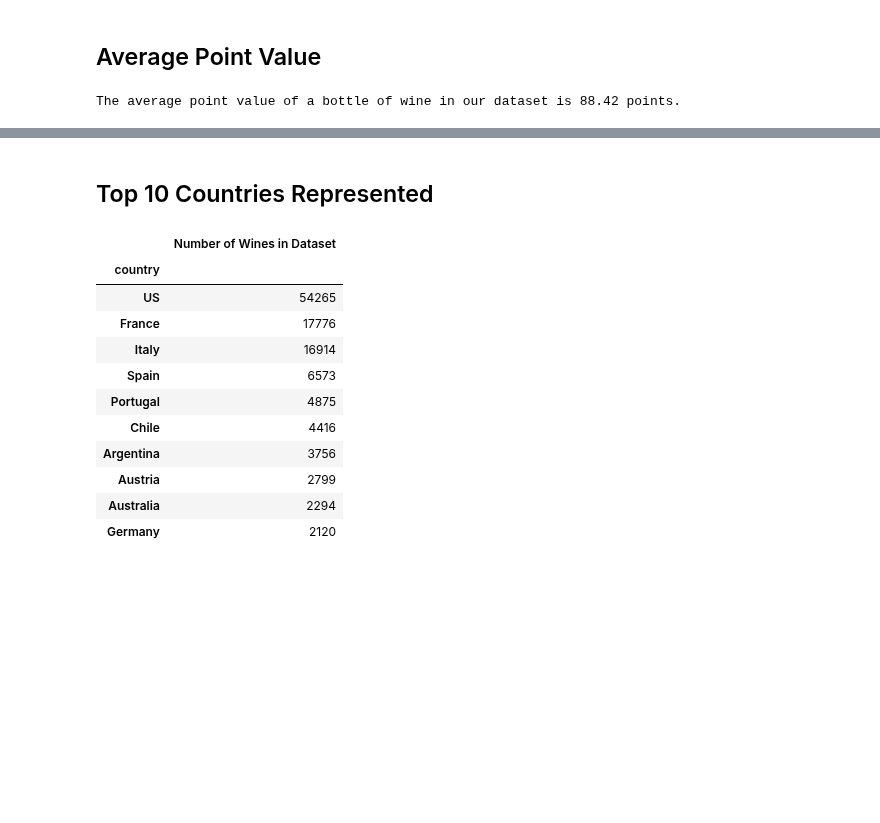
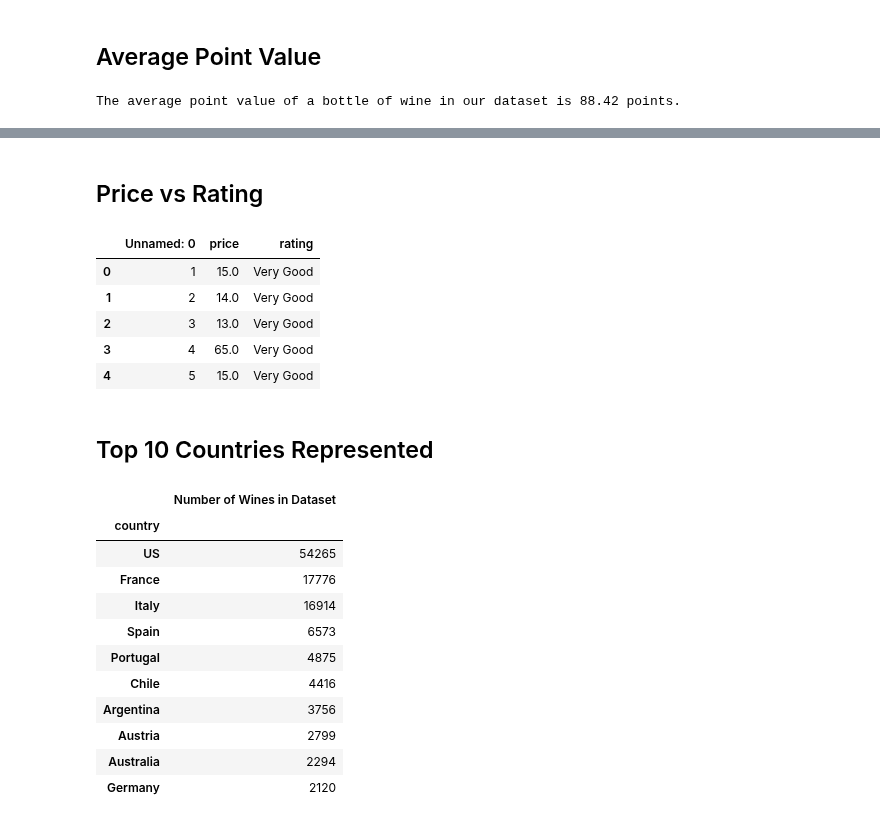
Before and after one commit to madengr00/PourTaste, a Jupyter notebook: Basic DataSet Information.ipynb, the cells around one changed output, grey strips where cells are left out. Cells and saved outputs as stored; diff of their text form; code cells hidden in the pictures; blank space fills up the shorter version.

```diff
--- a/Basic DataSet Information.ipynb
+++ b/Basic DataSet Information.ipynb
@@ -46,3 +110,16 @@ The average point value of a bottle of wine in our dataset is 88.42 points.
+# %% [markdown]
+## Price vs Rating
+# %%
+wine_df["rating"]= rating
+price_wine_df=wine_df[["Unnamed: 0", "price", "rating"]]
+price_wine_df.head()
+# %% [output]
+|  | Unnamed: 0 | price | rating |
+| 0 | 1 | 15.0 | Very Good |
+| 1 | 2 | 14.0 | Very Good |
+| 2 | 3 | 13.0 | Very Good |
+| 3 | 4 | 65.0 | Very Good |
+| 4 | 5 | 15.0 | Very Good |
 # %% [markdown]
 ## Top 10 Countries Represented
 # %%
```
Also changed, not shown: parts of 7 cells of this notebook.
